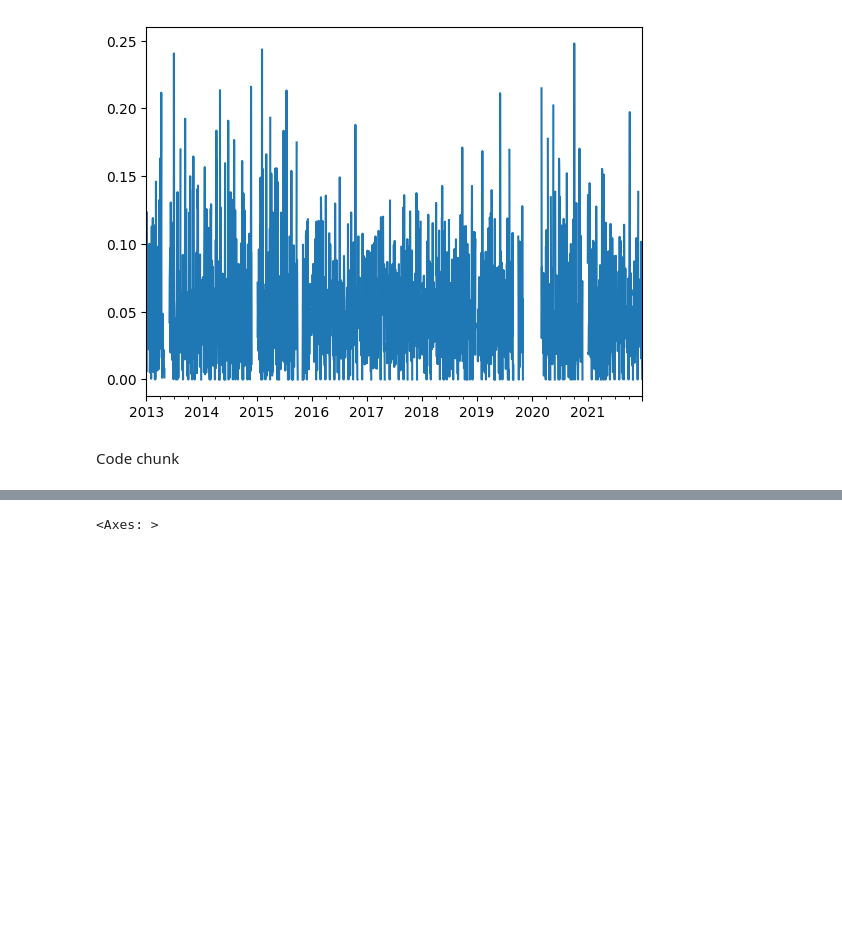
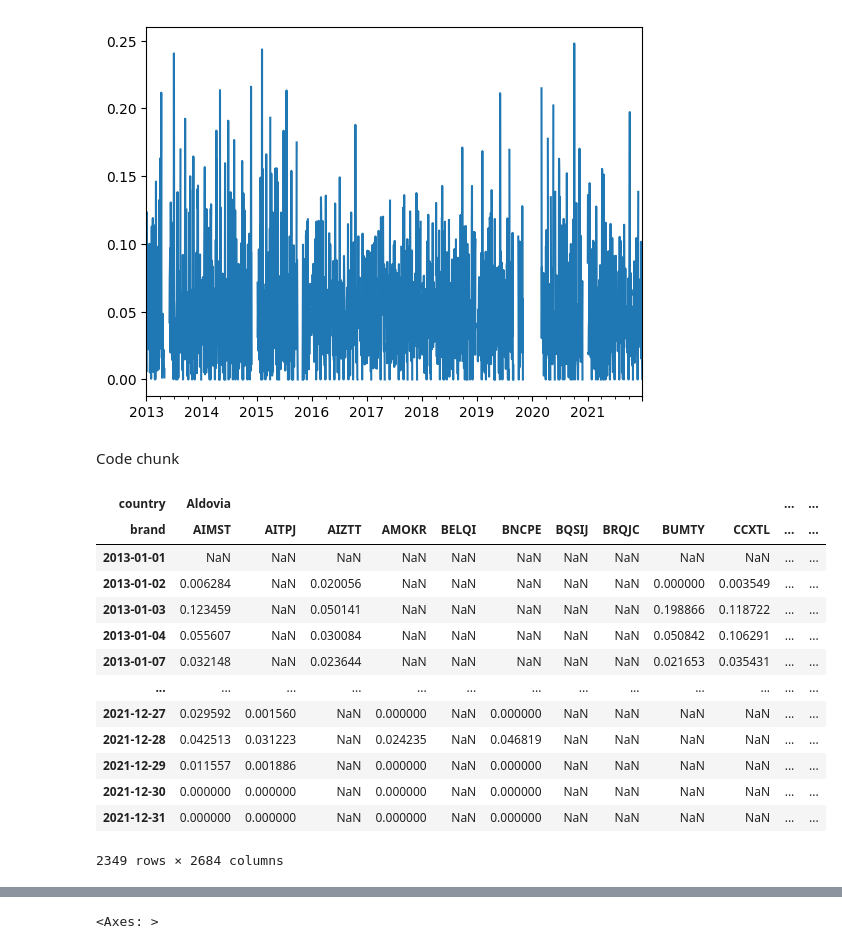
Before and after one commit to Bincowsky/Bonkis-Jake, a Jupyter notebook: scripts/tutorial.ipynb, the cells around one changed output, grey strips where cells are left out. Drawn from its saved outputs; the diff is of its cells as text; code cells hidden in the pictures; blank space fills up the shorter version.

Commit message:
600x speedup by using pivot tables

```diff
--- a/scripts/tutorial.ipynb
+++ b/scripts/tutorial.ipynb
@@ -140,3 +139,29 @@ for country in df.country.unique()[:10]: # pillo els primers 10 pars només per
             ts = ts.reindex(date_range, fill_value=np.nan)
             all_ts.append(ts.phase.values) # el .values fa que sigui np.array
 #comentari --> aixo tarda molt, complexitat N brands x M countries. Podriem definir només les tuplas existents i iterar només sobre elles.
+# %%
+# Pivot the DataFrame to have dates as index and (country, brand) pairs as columns
+df_pivot = df.pivot_table(values='phase', index='date', columns=['country', 'brand'])
+
+# Reindex to include all dates in date_range
+df_pivot = df_pivot.reindex(date_range, fill_value=np.nan)
+
+# Convert the pivoted data to a list
+all_ts2 = [date_range] + [df_pivot[col].values for col in df_pivot.columns]
+
+df_pivot
+# %% [output]
+| country | Aldovia |  |  |  |  |  |  |  |  |  | ... | ... |
+| brand | AIMST | AITPJ | AIZTT | AMOKR | BELQI | BNCPE | BQSIJ | BRQJC | BUMTY | CCXTL | ... | ... |
+| 2013-01-01 | NaN | NaN | NaN | NaN | NaN | NaN | NaN | NaN | NaN | NaN | ... | ... |
+| 2013-01-02 | 0.006284 | NaN | 0.020056 | NaN | NaN | NaN | NaN | NaN | 0.000000 | 0.003549 | ... | ... |
+| 2013-01-03 | 0.123459 | NaN | 0.050141 | NaN | NaN | NaN | NaN | NaN | 0.198866 | 0.118722 | ... | ... |
+| 2013-01-04 | 0.055607 | NaN | 0.030084 | NaN | NaN | NaN | NaN | NaN | 0.050842 | 0.106291 | ... | ... |
+| 2013-01-07 | 0.032148 | NaN | 0.023644 | NaN | NaN | NaN | NaN | NaN | 0.021653 | 0.035431 | ... | ... |
+| ... | ... | ... | ... | ... | ... | ... | ... | ... | ... | ... | ... | ... |
+| 2021-12-27 | 0.029592 | 0.001560 | NaN | 0.000000 | NaN | 0.000000 | NaN | NaN | NaN | NaN | ... | ... |
+| 2021-12-28 | 0.042513 | 0.031223 | NaN | 0.024235 | NaN | 0.046819 | NaN | NaN | NaN | NaN | ... | ... |
+| 2021-12-29 | 0.011557 | 0.001886 | NaN | 0.000000 | NaN | 0.000000 | NaN | NaN | NaN | NaN | ... | ... |
+| 2021-12-30 | 0.000000 | 0.000000 | NaN | 0.000000 | NaN | 0.000000 | NaN | NaN | NaN | NaN | ... | ... |
+| 2021-12-31 | 0.000000 | 0.000000 | NaN | 0.000000 | NaN | 0.000000 | NaN | NaN | NaN | NaN | ... | ... |
+2349 rows × 2684 columns
```
Also changed, not shown: parts of 4 cells of this notebook.
